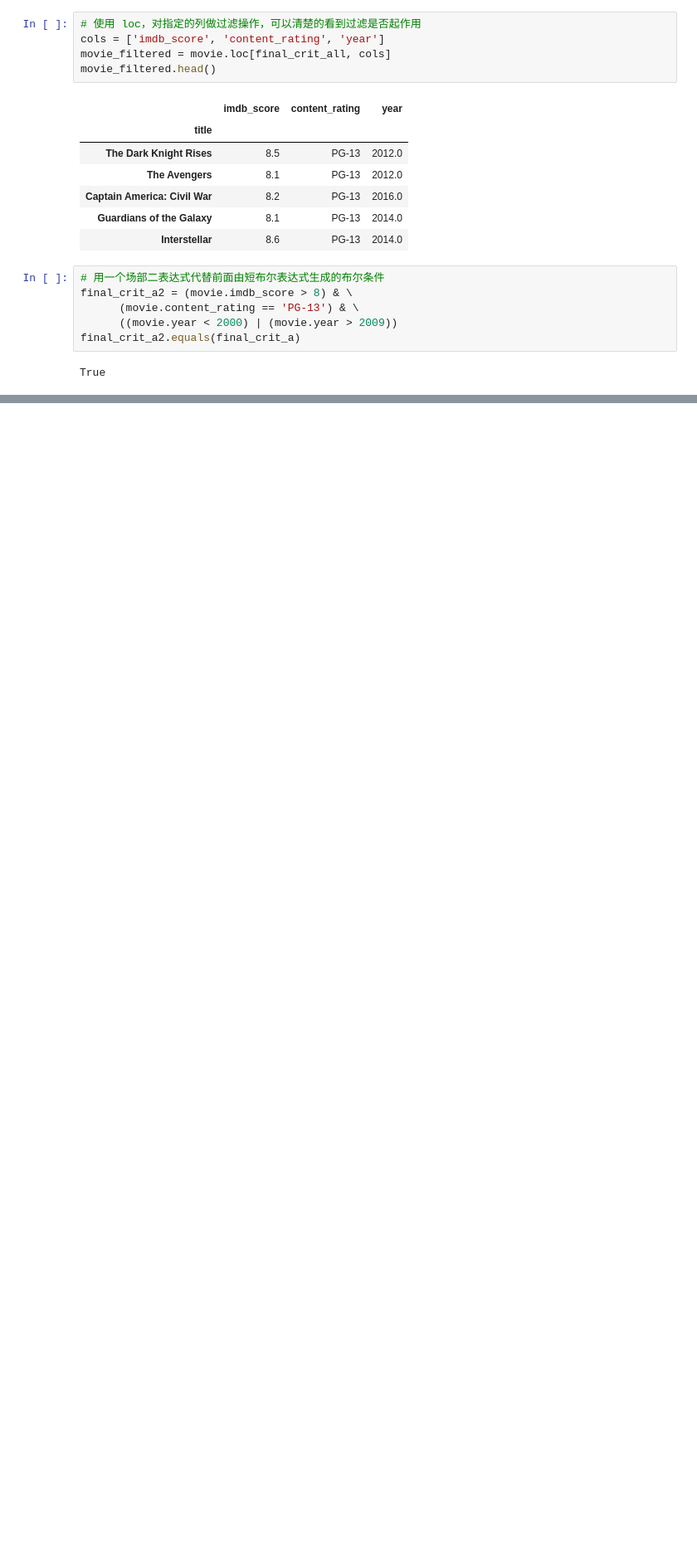
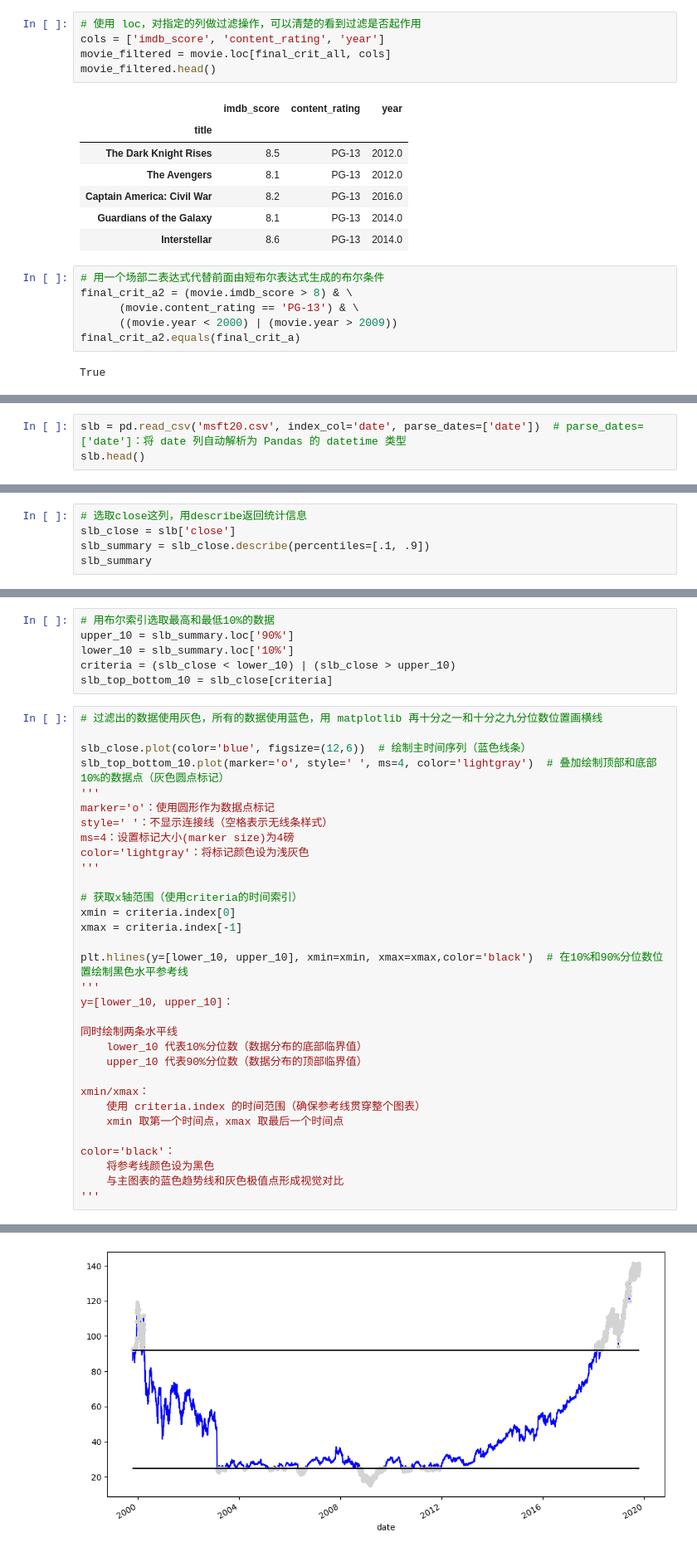
Before and after one commit to 99night66/pandas_study, a Jupyter notebook: 5.ipynb, the cells around one changed output, grey strips where cells are left out. Shown: that part at 83% size. Drawn from its saved outputs; the diff is of its cells as text; blank space fills up the shorter version.

```diff
--- a/5.ipynb
+++ b/5.ipynb
@@ -172,0 +346,3 @@ True
+# %%
+slb = pd.read_csv('msft20.csv', index_col='date', parse_dates=['date'])  # parse_dates=['date']：将 date 列自动解析为 Pandas 的 datetime 类型
+slb.head()
@@ -172,0 +357,5 @@ True
+# %%
+# 选取close这列，用describe返回统计信息
+slb_close = slb['close']
+slb_summary = slb_close.describe(percentiles=[.1, .9])
+slb_summary
@@ -172,0 +372,39 @@ True
+# %%
+# 用布尔索引选取最高和最低10%的数据
+upper_10 = slb_summary.loc['90%']
+lower_10 = slb_summary.loc['10%']
+criteria = (slb_close < lower_10) | (slb_close > upper_10)
+slb_top_bottom_10 = slb_close[criteria]
+# %%
+# 过滤出的数据使用灰色，所有的数据使用蓝色，用 matplotlib 再十分之一和十分之九分位数位置画横线
+
+slb_close.plot(color='blue', figsize=(12,6))  # 绘制主时间序列（蓝色线条）
+slb_top_bottom_10.plot(marker='o', style=' ', ms=4, color='lightgray')  # 叠加绘制顶部和底部10%的数据点（灰色圆点标记）
+'''
+marker='o'：使用圆形作为数据点标记
+style=' '：不显示连接线（空格表示无线条样式）
+ms=4：设置标记大小(marker size)为4磅
+color='lightgray'：将标记颜色设为浅灰色
+'''
+
+# 获取x轴范围（使用criteria的时间索引）
+xmin = criteria.index[0]
+xmax = criteria.index[-1]
+
+plt.hlines(y=[lower_10, upper_10], xmin=xmin, xmax=xmax,color='black')  # 在10%和90%分位数位置绘制黑色水平参考线
+'''
+y=[lower_10, upper_10]：
+
+同时绘制两条水平线
+    lower_10 代表10%分位数（数据分布的底部临界值）
+    upper_10 代表90%分位数（数据分布的顶部临界值）
+
+xmin/xmax：
+    使用 criteria.index 的时间范围（确保参考线贯穿整个图表）
+    xmin 取第一个时间点，xmax 取最后一个时间点
+
+color='black'：
+    将参考线颜色设为黑色
+    与主图表的蓝色趋势线和灰色极值点形成视觉对比
+'''
+# %% [output]
@@ -172,0 +412 @@ True
+[figure, added]
```
Also changed, not shown: parts of 40 cells of this notebook, 3 other files.
